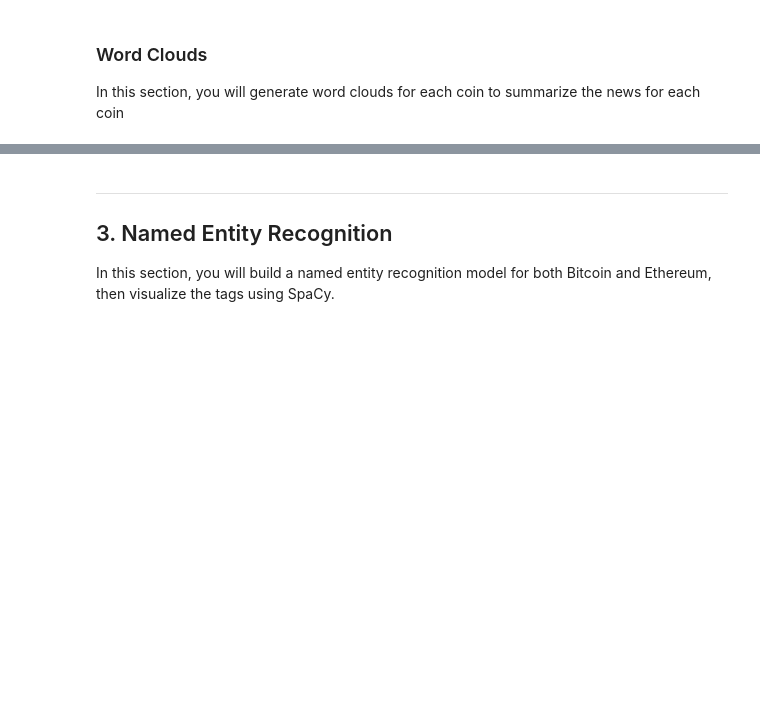
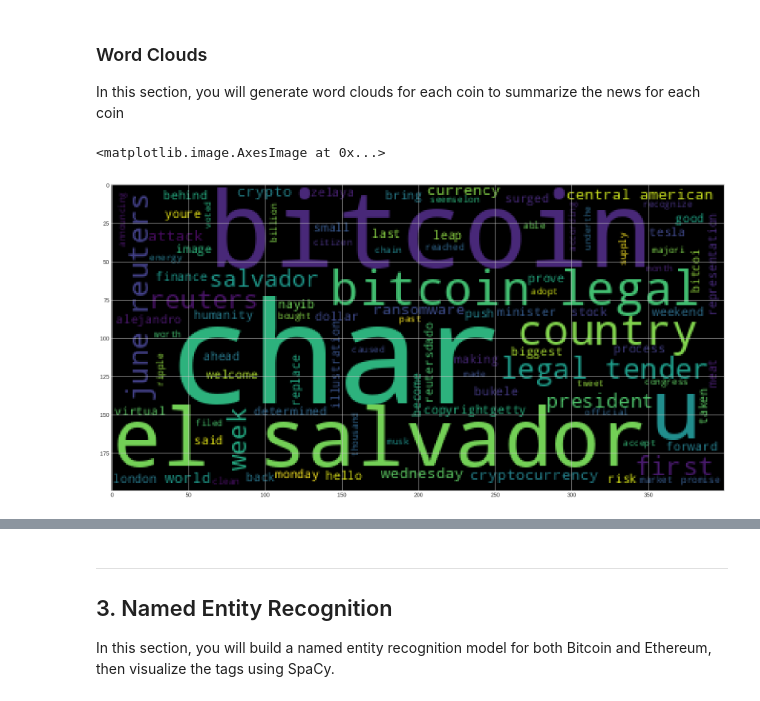
Before and after one commit to jdfwsp/tales_from_the_crypto, a Jupyter notebook: Code/crypto_sentiment.ipynb, the cells around one changed output, grey strips where cells are left out. Drawn from its saved outputs; the diff is of its cells as text; code cells hidden in the pictures; blank space fills up the shorter version.

Commit message:
Completes NGrams and Word Clouds

```diff
--- a/Code/crypto_sentiment.ipynb
+++ b/Code/crypto_sentiment.ipynb
@@ -253,3 +245,8 @@ from nltk import ngrams
 # %%
 # Generate the Bitcoin N-grams where N=2
 # YOUR CODE HERE!
+btc_tokens = []
+[btc_tokens.append(btc_tokenized['Tokens'][x]) for x in range(len(btc_tokenized))]
+btc_tokens = [item for sublist in btc_tokens for item in sublist]
+btc_ngrams = Counter(ngrams(btc_tokens, n = 2))
+btc_ngrams
@@ -282,6 +344,12 @@ mpl.rcParams['figure.figsize'] = [20.0, 10.0]
 # %%
 # Generate the Bitcoin word cloud
 # YOUR CODE HERE!
+big_string = ' '.join(btc_tokens)
+wc = WordCloud().generate(big_string)
+plt.imshow(wc)
+# %% [output]
+<matplotlib.image.AxesImage at 0x...>
+[figure, added]
 # %%
 # Generate the Ethereum word cloud
 # YOUR CODE HERE!
```
Also changed, not shown: parts of 7 cells of this notebook.
